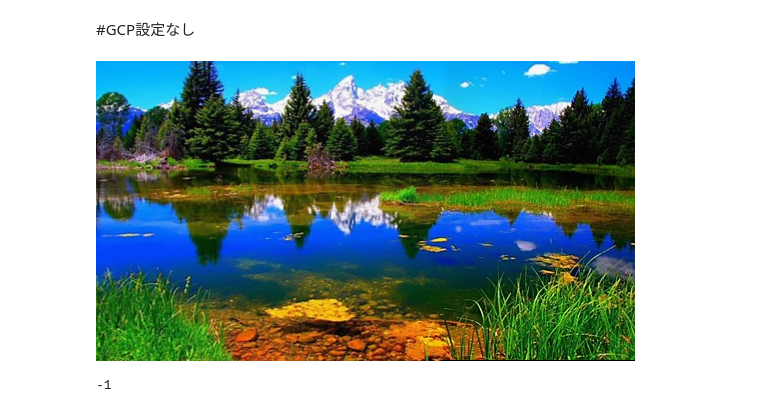
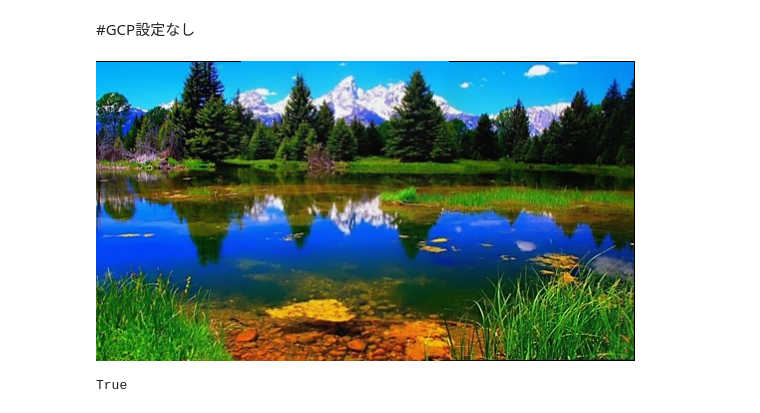
Before and after one commit to 1900690/drone, a Jupyter notebook: panorama_API.ipynb, the cells around one changed output. Cells and saved outputs as stored; diff of their text form; code cells hidden in the pictures.

```diff
--- a/panorama_API.ipynb
+++ b/panorama_API.ipynb
@@ -5,16 +11,23 @@
 # %%
-import cv2 as cv
+import cv2
 from google.colab.patches import cv2_imshow
+import glob
+
+#階層移動
+os.chdir("/content/image")
+#階層内のPathを全取得
+path = glob.glob("*")
+os.chdir("/content")
 
 imgs = []
-imgs.append(cv.imread('/content/migi.jpg'))
-imgs.append(cv.imread('/content/hidari.jpg'))
+for path_name in path:
+  imgs.append(cv2.imread('/content/image/'+path_name))
 
-stitcher = cv.Stitcher_create()
+stitcher = cv2.Stitcher_create()
+stitched = stitcher.stitch(imgs)[1]
 
-stitched = stitcher.stitch(imgs)[1]
 cv2_imshow(stitched)
-cv.waitKey(0)
+cv2.imwrite("/content/result.jpg", stitched)
 # %% [output]
-[figure, old version]
+[figure, new version]
--1
+True
```
Also changed, not shown: parts of 1 cell of this notebook.
